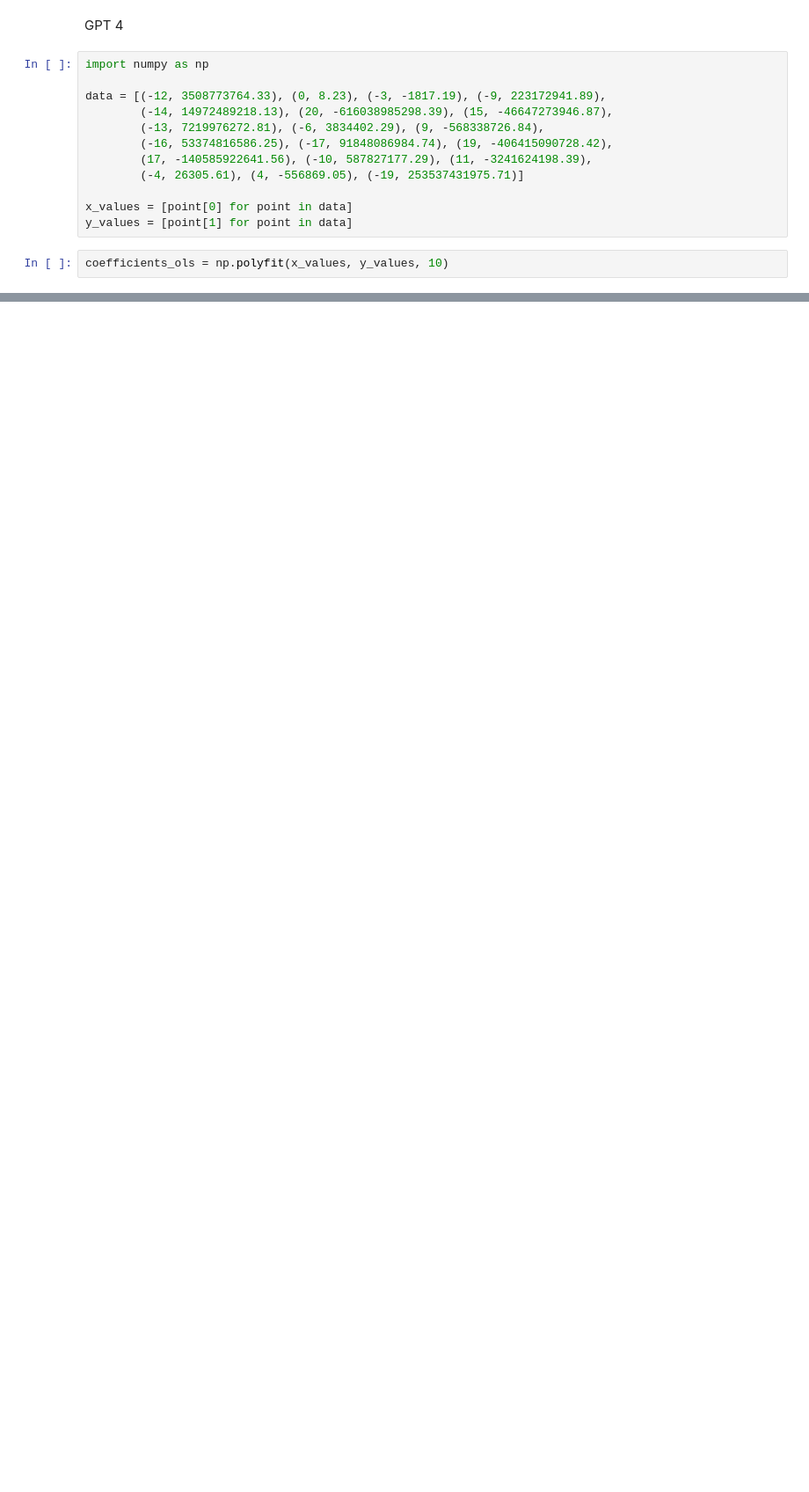
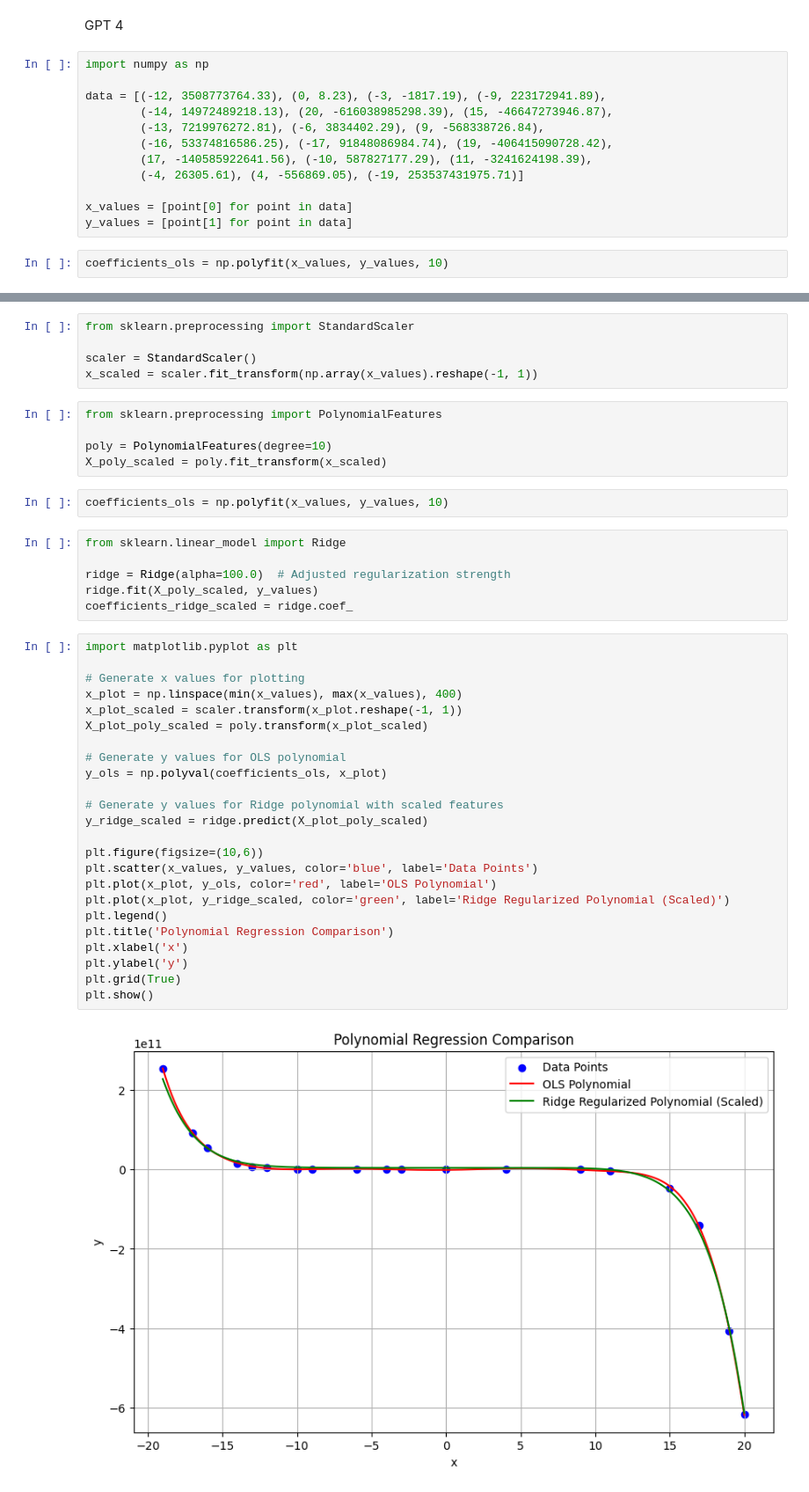
Before and after one commit to Muskan-Verma-7/statistics-assignment, a Jupyter notebook: regularized_reg.ipynb, the cells around one changed output, grey strips where cells are left out. Shown: that part at 88% size. Drawn from its saved outputs; the diff is of its cells as text; blank space fills up the shorter version.

```diff
--- a/regularized_reg.ipynb
+++ b/regularized_reg.ipynb
@@ -115,0 +67,44 @@ ModuleNotFoundError: No module named 'sklearn'
+# %%
+from sklearn.preprocessing import StandardScaler
+
+scaler = StandardScaler()
+x_scaled = scaler.fit_transform(np.array(x_values).reshape(-1, 1))
+# %%
+from sklearn.preprocessing import PolynomialFeatures
+
+poly = PolynomialFeatures(degree=10)
+X_poly_scaled = poly.fit_transform(x_scaled)
+# %%
+coefficients_ols = np.polyfit(x_values, y_values, 10)
+# %%
+from sklearn.linear_model import Ridge
+
+ridge = Ridge(alpha=100.0)  # Adjusted regularization strength
+ridge.fit(X_poly_scaled, y_values)
+coefficients_ridge_scaled = ridge.coef_
+# %%
+import matplotlib.pyplot as plt
+
+# Generate x values for plotting
+x_plot = np.linspace(min(x_values), max(x_values), 400)
+x_plot_scaled = scaler.transform(x_plot.reshape(-1, 1))
+X_plot_poly_scaled = poly.transform(x_plot_scaled)
+
+# Generate y values for OLS polynomial
+y_ols = np.polyval(coefficients_ols, x_plot)
+
+# Generate y values for Ridge polynomial with scaled features
+y_ridge_scaled = ridge.predict(X_plot_poly_scaled)
+
+plt.figure(figsize=(10,6))
+plt.scatter(x_values, y_values, color='blue', label='Data Points')
+plt.plot(x_plot, y_ols, color='red', label='OLS Polynomial')
+plt.plot(x_plot, y_ridge_scaled, color='green', label='Ridge Regularized Polynomial (Scaled)')
+plt.legend()
+plt.title('Polynomial Regression Comparison')
+plt.xlabel('x')
+plt.ylabel('y')
+plt.grid(True)
+plt.show()
+# %% [output]
+[figure, added]
```
Also changed, not shown: parts of 29 cells of this notebook.
